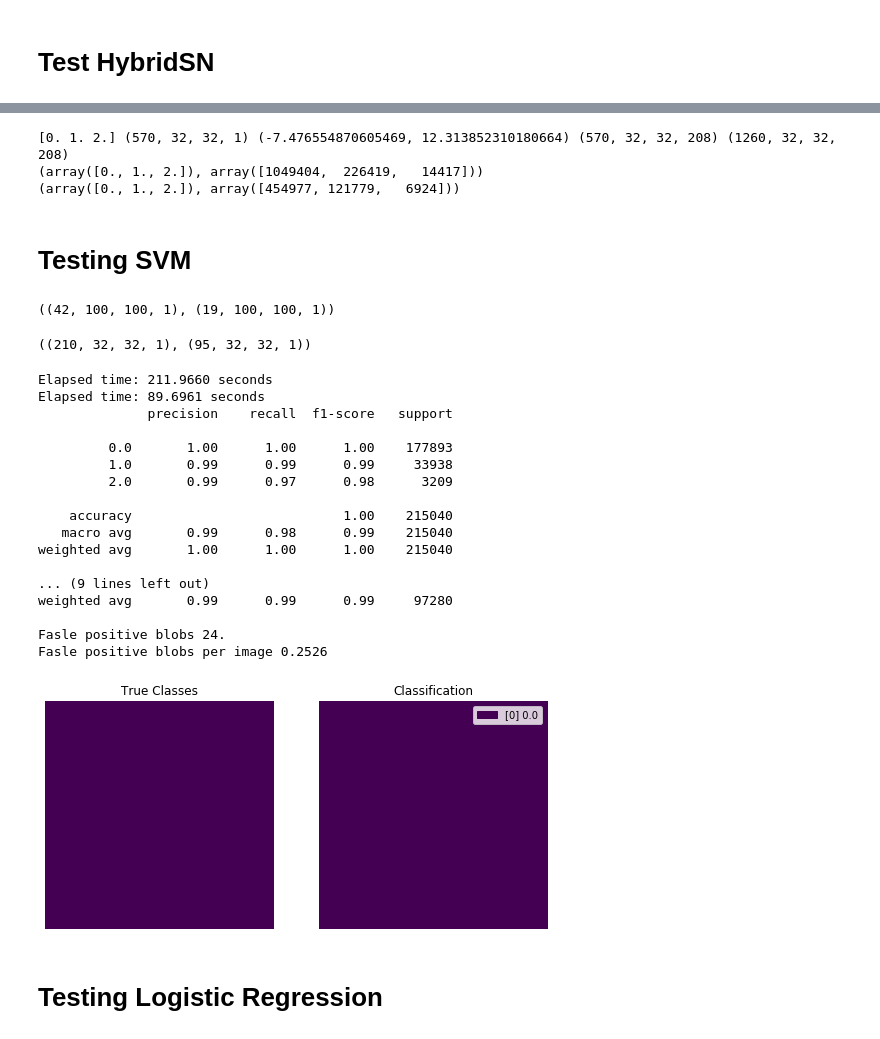
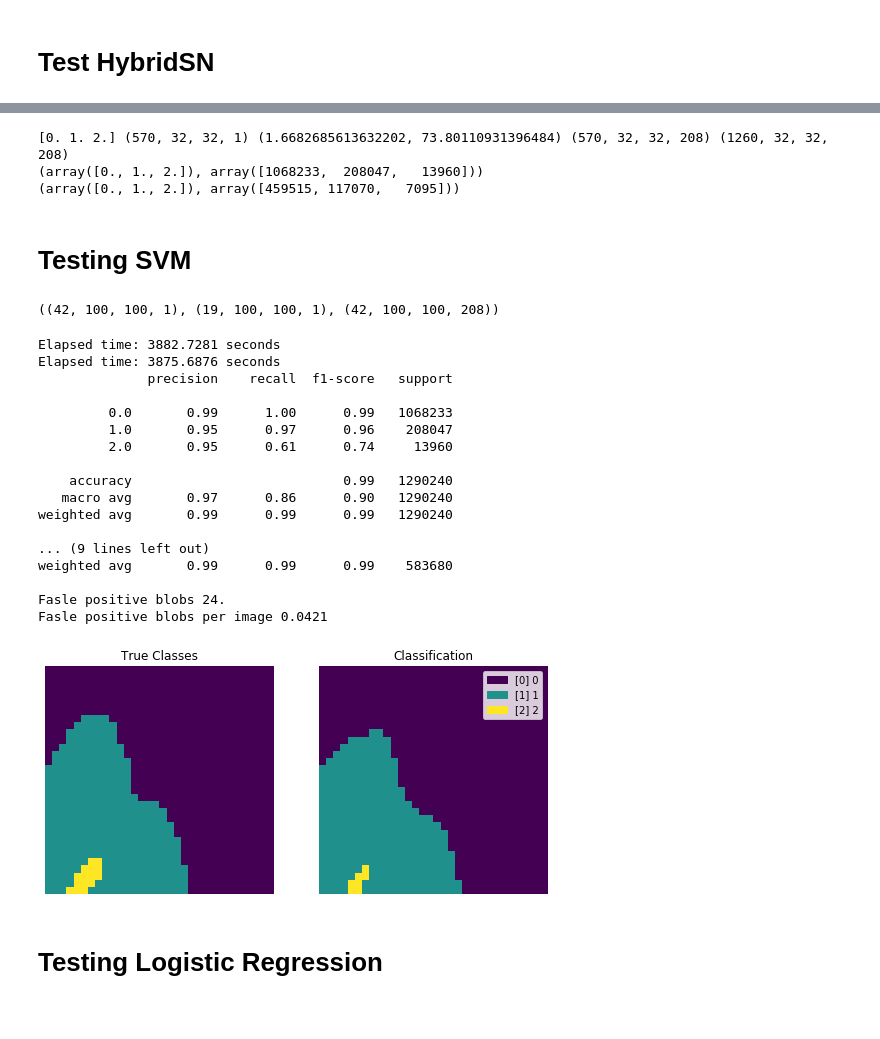
Before and after one commit to thortom/multispectral-chicken, a Jupyter notebook: ModelComparison.ipynb, the cells around one changed output, grey strips where cells are left out. Drawn from its saved outputs; the diff is of its cells as text; code cells hidden in the pictures.

```diff
--- a/ModelComparison.ipynb
+++ b/ModelComparison.ipynb
@@ -24,11 +24,11 @@ Using TensorFlow backend.
 X, Y, info = mypackage.Dataset.load("data/tomra_all", only_with_contaminant=True)
 
 X_train_orig, X_test_orig, Y_train_orig, Y_test_orig = mypackage.Dataset.train_test_split(X, Y, testRatio=0.3)
-X_test_orig, X_train_orig, scaler = mypackage.Dataset.scale(X_test_orig, X_train_orig, scaler='GlobalStandardization')
 
-# save the scaler to disk
-filename = 'latest_scaler_used.sav'
-joblib.dump(scaler, filename)
+# X_test_orig, X_train_orig, scaler = mypackage.Dataset.scale(X_test_orig, X_train_orig, scaler='GlobalStandardization')
+# # save the scaler to disk
+# filename = 'latest_scaler_used.sav'
+# joblib.dump(scaler, filename)
 # # load the scaler from disk
 # scaler = joblib.load(filename)
 
@@ -106,59 +106,51 @@ s, m = 32, 30
 X_train, Y_train = zoom(X_train_orig, Y_train_orig, s, m)
 X_test,  Y_test  = zoom(X_test_orig,  Y_test_orig,  s, m)
 
-m = 5
-X_train_svm, Y_train_svm = zoom(X_train_orig, Y_train_orig, s, m)
-X_test_svm,  Y_test_svm  = zoom(X_test_orig,  Y_test_orig,  s, m)
-
 print(np.unique(Y_test), Y_test.shape, (X_test.min(), X_test.max()), X_test.shape, X_train.shape)
 print(np.unique(Y_train, return_counts=True))
 print(np.unique(Y_test, return_counts=True))
 # %% [output]
-[0. 1. 2.] (570, 32, 32, 1) (-7.476554870605469, 12.313852310180664) (570, 32, 32, 208) (1260, 32, 32, 208)
-(array([0., 1., 2.]), array([1049404,  226419,   14417]))
-(array([0., 1., 2.]), array([454977, 121779,   6924]))
+[0. 1. 2.] (570, 32, 32, 1) (1.6682685613632202, 73.80110931396484) (570, 32, 32, 208) (1260, 32, 32, 208)
+(array([0., 1., 2.]), array([1068233,  208047,   13960]))
+(array([0., 1., 2.]), array([459515, 117070,   7095]))
 # %% [markdown]
 # Testing SVM
 # %%
 # Started the training at ~16:30
 # Finished training at ~17:00
 # %%
-Y_train_orig.shape, Y_test_orig.shape
+Y_train_orig.shape, Y_test_orig.shape, X_train_orig.shape
 # %% [output]
-((42, 100, 100, 1), (19, 100, 100, 1))
+((42, 100, 100, 1), (19, 100, 100, 1), (42, 100, 100, 208))
-# %%
-Y_train_svm.shape, Y_test_svm.shape
-# %% [output]
-((210, 32, 32, 1), (95, 32, 32, 1))
 # %%
 from sklearn import svm
 from sklearn.metrics import classification_report
 
-svm = mypackage.SVM(X_train_svm, Y_train_svm)
+svm = mypackage.SVM(X_train_orig, Y_train_orig)
 svm.train()
-svm.predict(X_train_svm, Y_train_svm, plot=False)
-Y_hat = svm.predict(X_test_svm, Y_test_svm)
+svm.predict(X_train, Y_train, plot=False)
+Y_hat = svm.predict(X_test, Y_test)
 
-mypackage.report_count_false_positive(Y_hat, Y_test_svm)
+mypackage.report_count_false_positive(Y_hat, Y_test)
 # %% [output]
-Elapsed time: 211.9660 seconds
-Elapsed time: 89.6961 seconds
+Elapsed time: 3882.7281 seconds
+Elapsed time: 3875.6876 seconds
               precision    recall  f1-score   support
 
-         0.0       1.00      1.00      1.00    177893
-         1.0       0.99      0.99      0.99     33938
-         2.0       0.99      0.97      0.98      3209
+         0.0       0.99      1.00      0.99   1068233
+         1.0       0.95      0.97      0.96    208047
+         2.0       0.95      0.61      0.74     13960
 
-    accuracy                           1.00    215040
-   macro avg       0.99      0.98      0.99    215040
-weighted avg       1.00      1.00      1.00    215040
+    accuracy                           0.99   1290240
+   macro avg       0.97      0.86      0.90   1290240
+weighted avg       0.99      0.99      0.99   1290240
 
 ... (9 lines left out)
-weighted avg       0.99      0.99      0.99     97280
+weighted avg       0.99      0.99      0.99    583680
 
 Fasle positive blobs 24.
-Fasle positive blobs per image 0.2526
+Fasle positive blobs per image 0.0421
-[figure, old version]
+[figure, new version]
 # %%
 # mypackage.plot_labeled_images(Y_hat, Y_test_svm)
 # %% [markdown]
```
Also changed, not shown: parts of 8 cells of this notebook, 4 other files.
